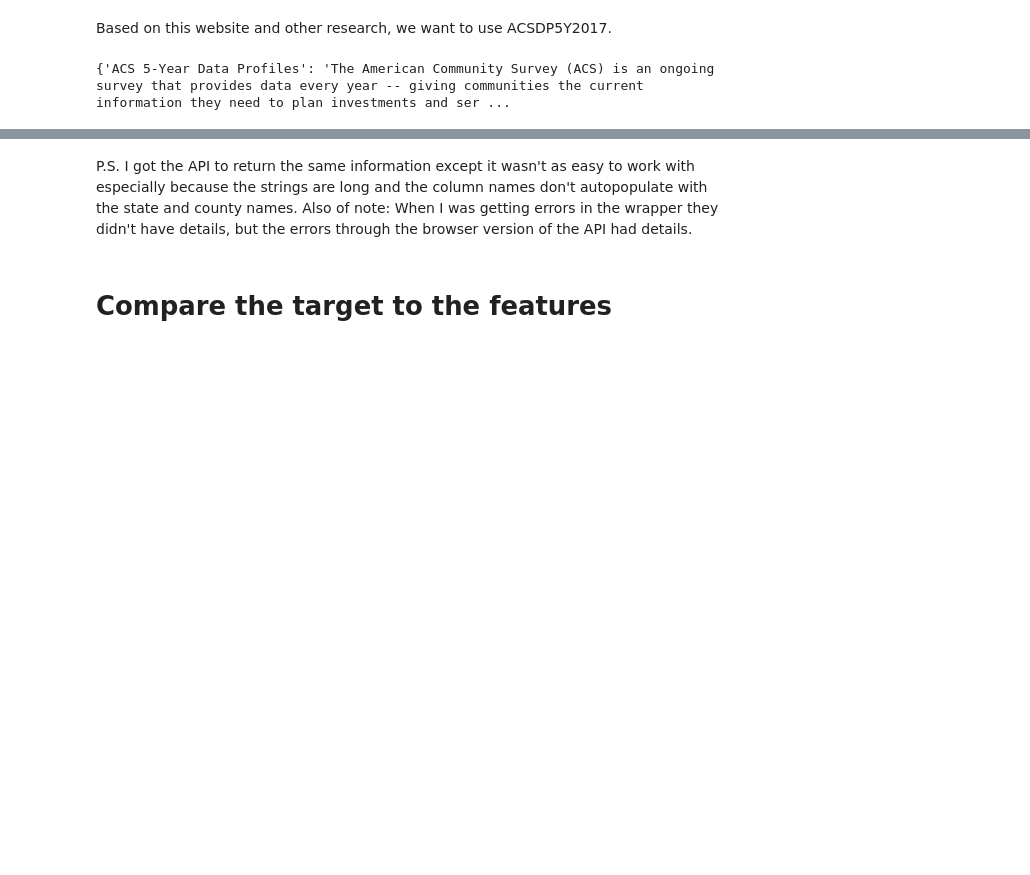
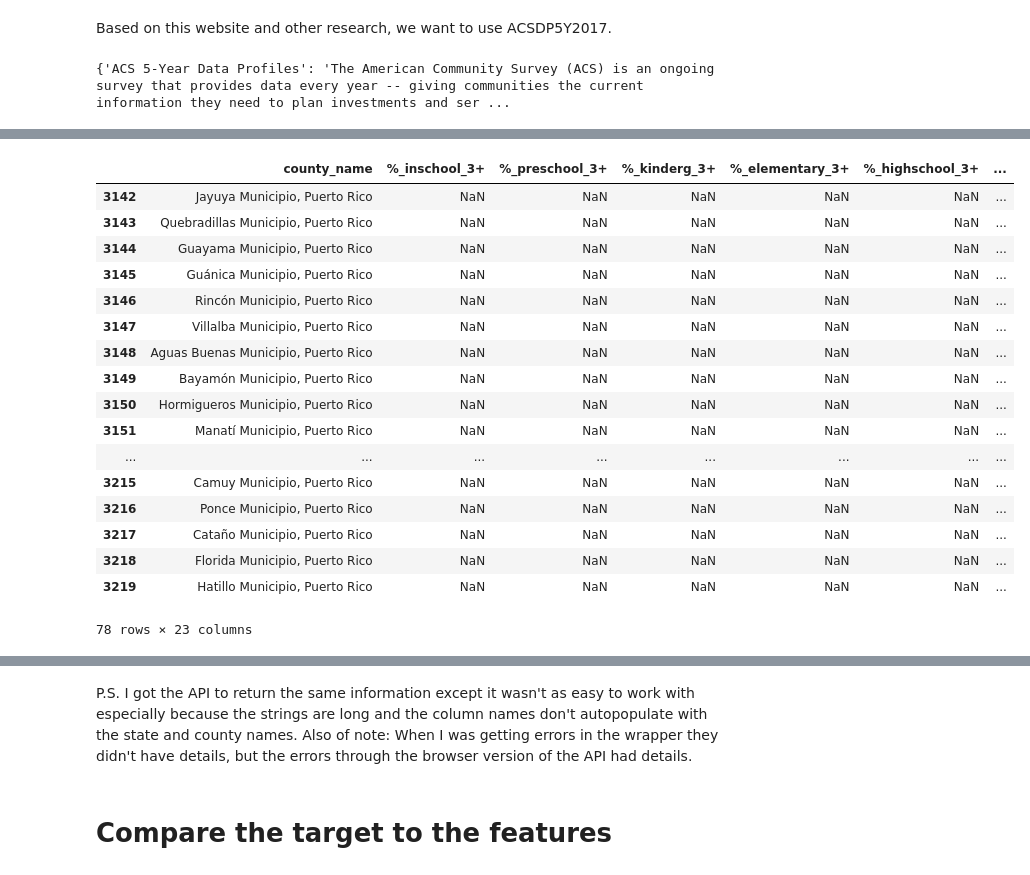
Before and after one commit to MIAISEMAN/mod_3_project, a Jupyter notebook: tuesday_progress.ipynb, the cells around one changed output, grey strips where cells are left out. Cells and saved outputs as stored; diff of their text form; code cells hidden in the pictures; blank space fills up the shorter version.

```diff
--- a/tuesday_progress.ipynb
+++ b/tuesday_progress.ipynb
@@ -95,0 +178,4 @@ cols
+# %%
+counties_df['county_code'] = counties_df['state'] + counties_df['county']
+
+counties_df.head()
@@ -95,0 +210,6 @@ cols
+# %%
+counties_df['county_code'] = counties_df['county_code'].astype(int)
+counties_df['state'] = counties_df['state'].astype(int)
+counties_df['county'] = counties_df['county'].astype(int)
+counties_df.iloc[:,1:-3] = counties_df.iloc[:,1:-3].astype(float)
+counties_df.info()
@@ -95,0 +234,21 @@ cols
+# %%
+counties_df[pd.isnull(counties_df).any(axis=1)]
+# %% [output]
+|  | county_name | %_inschool_3+ | %_preschool_3+ | %_kinderg_3+ | %_elementary_3+ | %_highschool_3+ | ... |
+| 3142 | Jayuya Municipio, Puerto Rico | NaN | NaN | NaN | NaN | NaN | ... |
+| 3143 | Quebradillas Municipio, Puerto Rico | NaN | NaN | NaN | NaN | NaN | ... |
+| 3144 | Guayama Municipio, Puerto Rico | NaN | NaN | NaN | NaN | NaN | ... |
+| 3145 | Guánica Municipio, Puerto Rico | NaN | NaN | NaN | NaN | NaN | ... |
+| 3146 | Rincón Municipio, Puerto Rico | NaN | NaN | NaN | NaN | NaN | ... |
+| 3147 | Villalba Municipio, Puerto Rico | NaN | NaN | NaN | NaN | NaN | ... |
+| 3148 | Aguas Buenas Municipio, Puerto Rico | NaN | NaN | NaN | NaN | NaN | ... |
+| 3149 | Bayamón Municipio, Puerto Rico | NaN | NaN | NaN | NaN | NaN | ... |
+| 3150 | Hormigueros Municipio, Puerto Rico | NaN | NaN | NaN | NaN | NaN | ... |
+| 3151 | Manatí Municipio, Puerto Rico | NaN | NaN | NaN | NaN | NaN | ... |
+| ... | ... | ... | ... | ... | ... | ... | ... |
+| 3215 | Camuy Municipio, Puerto Rico | NaN | NaN | NaN | NaN | NaN | ... |
+| 3216 | Ponce Municipio, Puerto Rico | NaN | NaN | NaN | NaN | NaN | ... |
+| 3217 | Cataño Municipio, Puerto Rico | NaN | NaN | NaN | NaN | NaN | ... |
+| 3218 | Florida Municipio, Puerto Rico | NaN | NaN | NaN | NaN | NaN | ... |
+| 3219 | Hatillo Municipio, Puerto Rico | NaN | NaN | NaN | NaN | NaN | ... |
+78 rows × 23 columns
```
Also changed, not shown: parts of 19 cells of this notebook, 1 other file.
